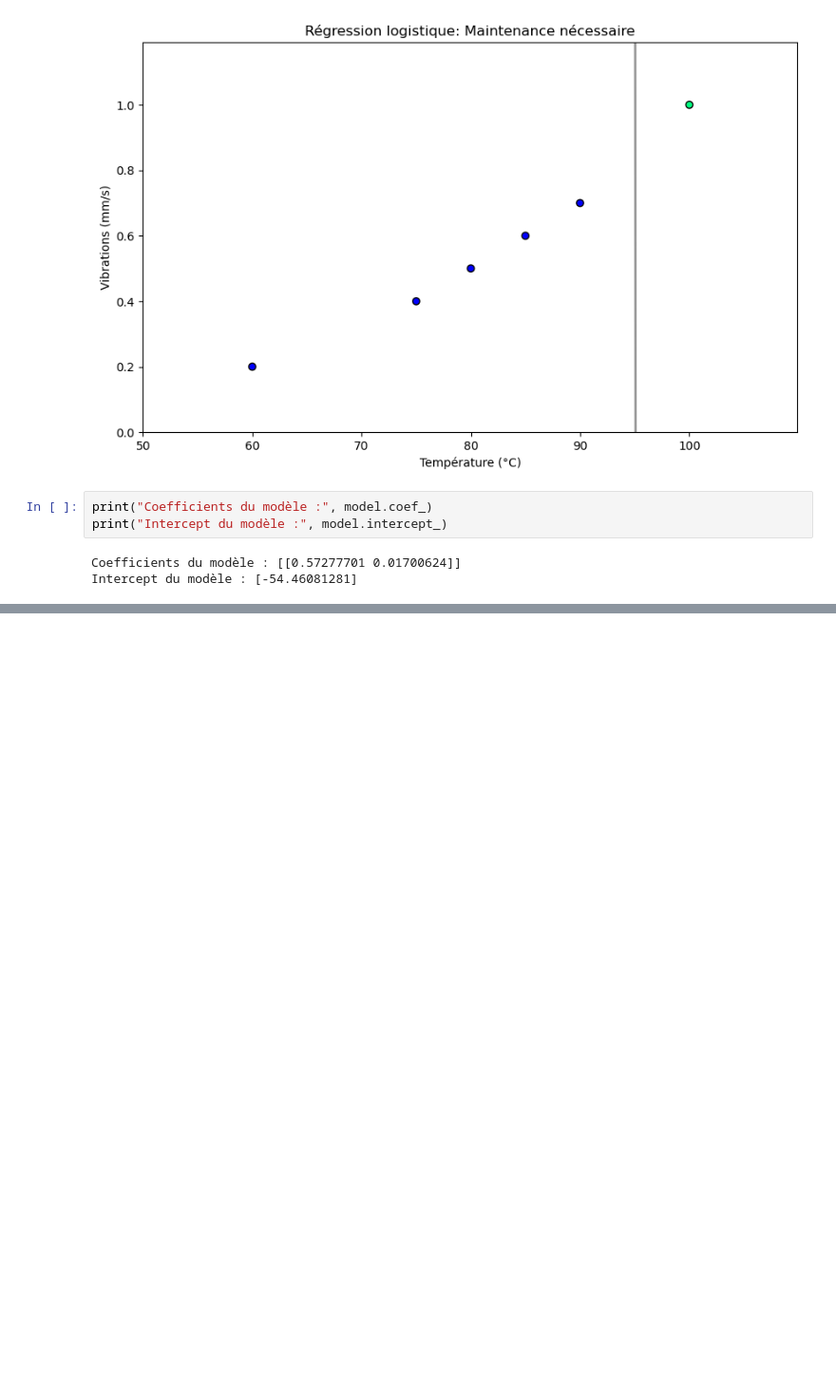
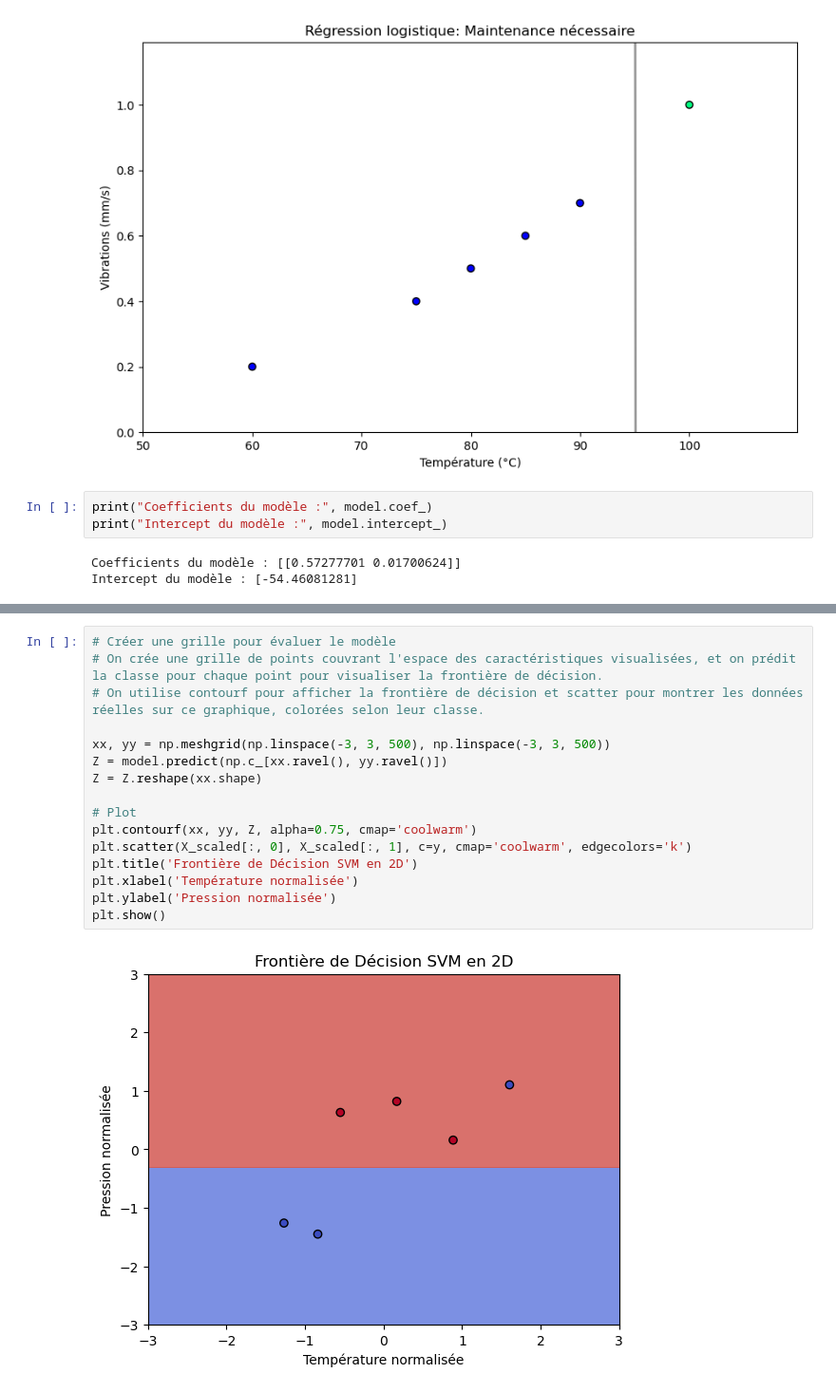
Before and after one commit to jeanJonathan/SystemedemaintenancePredictivePourLesEquipements, a Jupyter notebook: Algorithmes de machine Learning.ipynb, the cells around one changed output, grey strips where cells are left out. Shown at 95% size. Saved outputs shown, nothing was run; the diff lists cells and outputs as text; blank space fills up the shorter version.

```diff
--- a/Algorithmes de machine Learning.ipynb
+++ b/Algorithmes de machine Learning.ipynb
@@ -267,0 +322,18 @@ plt.show()
+# %%
+# Créer une grille pour évaluer le modèle
+# On crée une grille de points couvrant l'espace des caractéristiques visualisées, et on prédit la classe pour chaque point pour visualiser la frontière de décision.
+# On utilise contourf pour afficher la frontière de décision et scatter pour montrer les données réelles sur ce graphique, colorées selon leur classe.
+
+xx, yy = np.meshgrid(np.linspace(-3, 3, 500), np.linspace(-3, 3, 500))
+Z = model.predict(np.c_[xx.ravel(), yy.ravel()])
+Z = Z.reshape(xx.shape)
+
+# Plot
+plt.contourf(xx, yy, Z, alpha=0.75, cmap='coolwarm')
+plt.scatter(X_scaled[:, 0], X_scaled[:, 1], c=y, cmap='coolwarm', edgecolors='k')
+plt.title('Frontière de Décision SVM en 2D')
+plt.xlabel('Température normalisée')
+plt.ylabel('Pression normalisée')
+plt.show()
+# %% [output]
+[figure, added]
```
Also changed, not shown: parts of 27 cells of this notebook, 1 other file.
